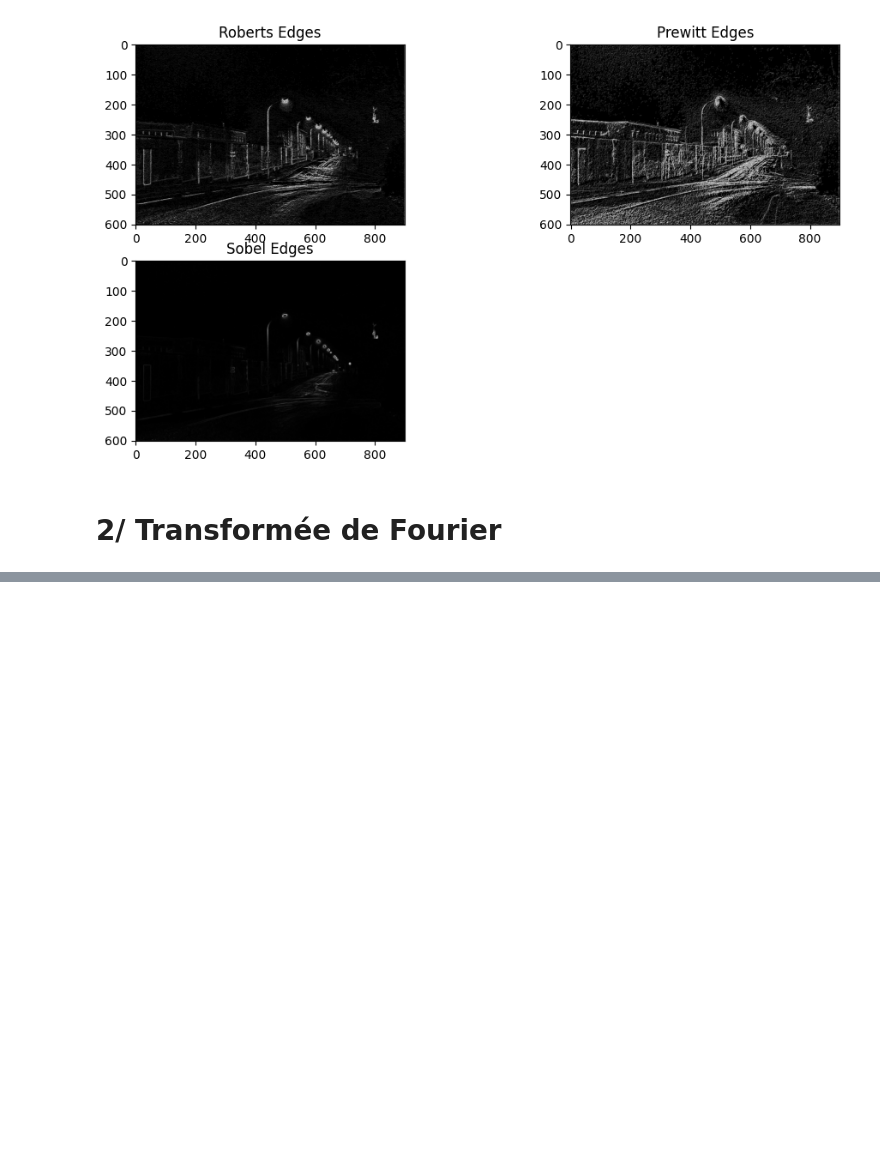
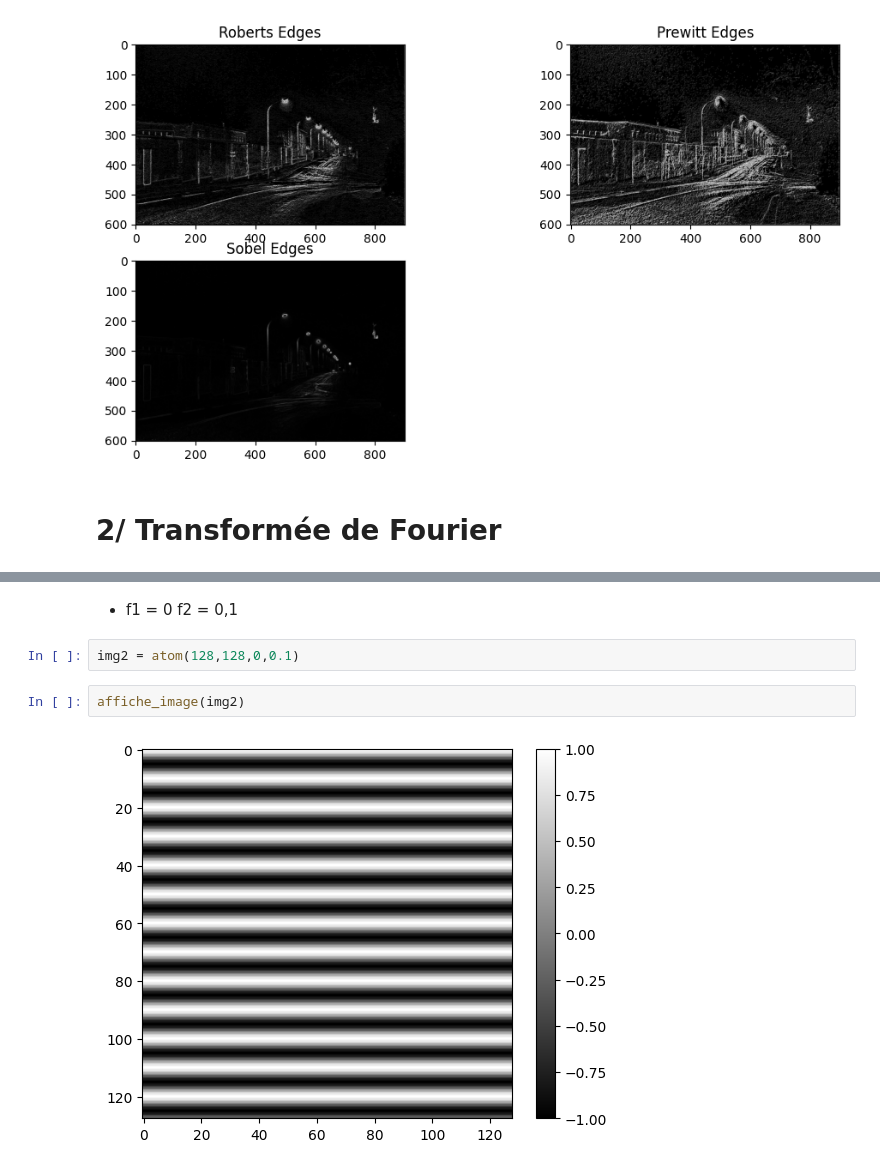
Before and after one commit to JinxYTW/TpImage2024, a Jupyter notebook: TP/tpimage.ipynb, the cells around one changed output, grey strips where cells are left out. Cells and saved outputs as stored; diff of their text form; blank space fills up the shorter version.

```diff
--- a/TP/tpimage.ipynb
+++ b/TP/tpimage.ipynb
@@ -325,0 +397,8 @@ de calculer une TFD 1D.
+# %% [markdown]
+- f1 = 0  f2 = 0,1
+# %%
+img2 = atom(128,128,0,0.1)
+# %%
+affiche_image(img2)
+# %% [output]
+[figure, added]
```
Also changed, not shown: parts of 32 cells of this notebook, 4 other files.
